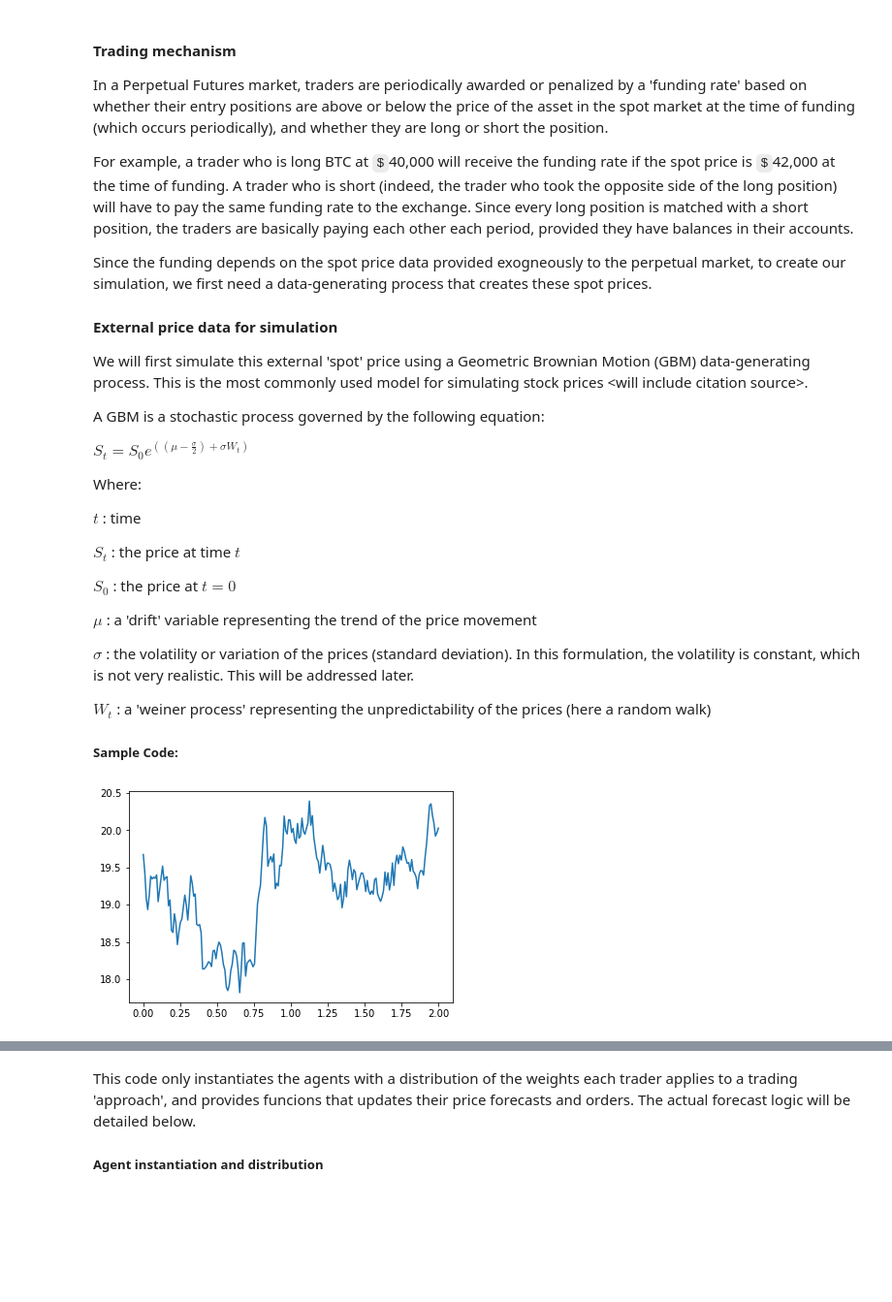
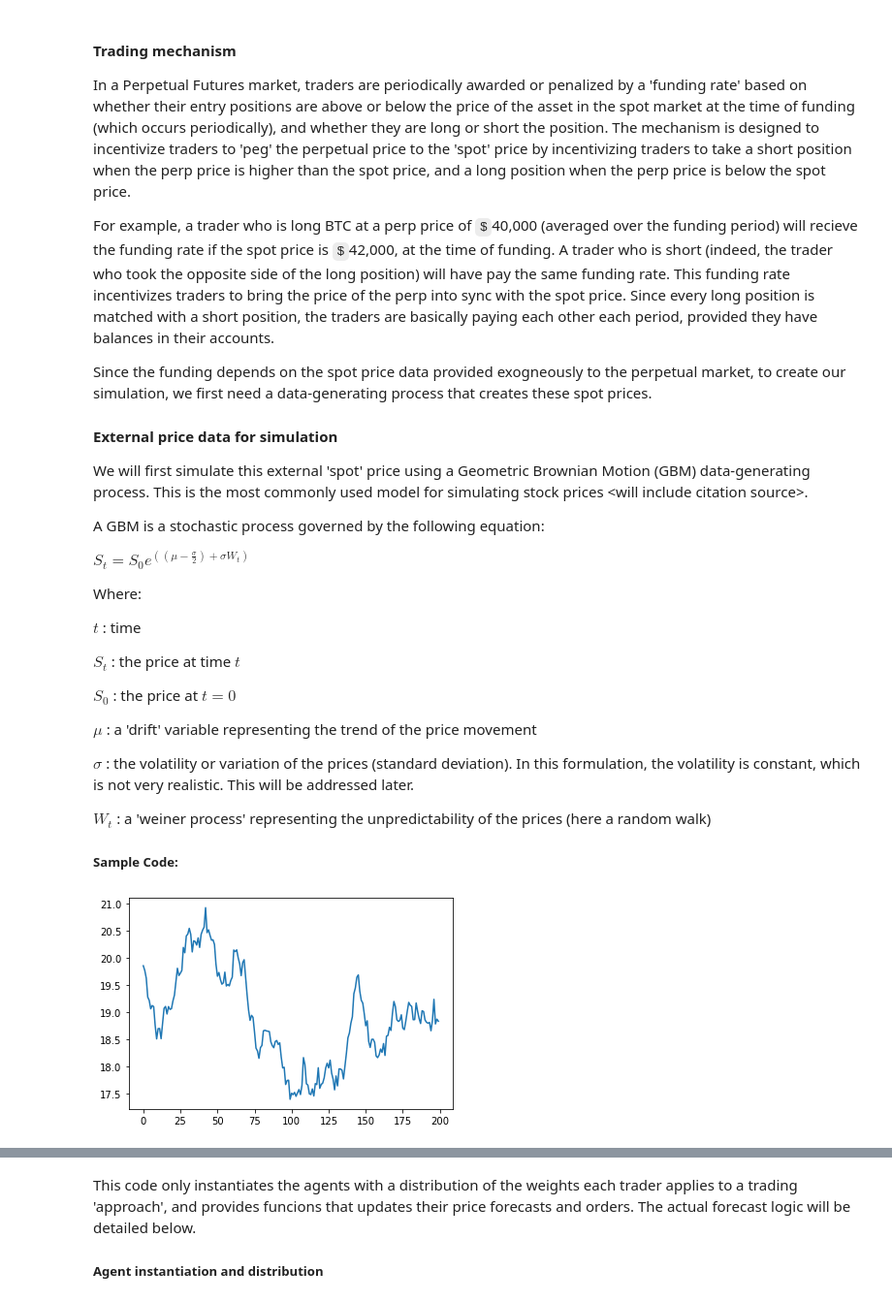
Before and after one commit to Ramshreyas/MinervaMDAThesis, a Jupyter notebook: Thesis.ipynb, the cells around one changed output, grey strips where cells are left out. Shown: that part at 97% size. Cells and saved outputs as stored; diff of their text form; code cells hidden in the pictures; blank space fills up the shorter version.

Commit message:
Starts simulation

```diff
--- a/Thesis.ipynb
+++ b/Thesis.ipynb
@@ -10,9 +11,9 @@ import statsmodels.tsa.stattools as stattools
 # %% [markdown]
 #### Trading mechanism
 
-In a Perpetual Futures market, traders are periodically awarded or penalized by a 'funding rate' based on whether their entry positions are above or below the price of the asset in the spot market at the time of funding (which occurs periodically), and whether they are long or short the position.
+In a Perpetual Futures market, traders are periodically awarded or penalized by a 'funding rate' based on whether their entry positions are above or below the price of the asset in the spot market at the time of funding (which occurs periodically), and whether they are long or short the position. The mechanism is designed to incentivize traders to 'peg' the perpetual price to the 'spot' price by incentivizing traders to take a short position when the perp price is higher than the spot price, and a long position when the perp price is below the spot price.
 
-For example, a trader who is long BTC at `$`40,000 will receive the funding rate if the spot price is `$`42,000 at the time of funding. A trader who is short (indeed, the trader who took the opposite side of the long position) will have to pay the same funding rate to the exchange. Since every long position is matched with a short position, the traders are basically paying each other each period, provided they have balances in their accounts.
+For example, a trader who is long BTC at a perp price of `$`40,000 (averaged over the funding period) will recieve the funding rate if the spot price is `$`42,000, at the time of funding. A trader who is short (indeed, the trader who took the opposite side of the long position) will have pay the same funding rate. This funding rate incentivizes traders to bring the price of the perp into sync with the spot price. Since every long position is matched with a short position, the traders are basically paying each other each period, provided they have balances in their accounts.
 
 Since the funding depends on the spot price data provided exogneously to the perpetual market, to create our simulation, we first need a data-generating process that creates these spot prices.
 
@@ -40,35 +41,30 @@ $W_t$ : a 'weiner process' representing the unpredictability of the prices (here
 
 ##### Sample Code:
 # %%
-# Time horizon over which the data will be generated. Can be understood as any period we so choose
-Time_horizon = 2
+def generateGBM(horizon, dt, mu, sigma, S0):
+    # Number of server ticks in horizon
+    N = round(horizon/dt)
 
-mu = 0.01
-sigma = 0.1
-S0 = 20
-# Time interval for each server tick
-dt = 0.01
+    # Generate the server ticks as a vector of length N, with interval dt (linspace splits T N times, starting at 0 here)
+    t = np.linspace(0, horizon, N)
 
-# Number of server ticks in given time period
-N = round(Time_horizon/dt)
+    # Generate weiner process
+    # Draw N values from normal distribution for increment/decrement at each server tick,
+    W = np.random.standard_normal(size = N)
+    # then sum them cumulatively and scale by sqrt of dt to get random walk
+    W = np.cumsum(W)*np.sqrt(dt)
 
-# Generate the server ticks as a vector of length N, with interval dt (linspace splits T N times, starting at 0 here)
-t = np.linspace(0, Time_horizon, N)
+    # Generate GBM using formula
+    return S0*np.exp((mu-0.5*sigma**2)*t + sigma*W)
 
-# Generate weiner process
-# Draw N values from normal distribution for increment/decrement at each server tick,
-W = np.random.standard_normal(size = N)
-# then sum them cumulatively and scale by sqrt of dt to get random walk
-W = np.cumsum(W)*np.sqrt(dt)
 
-# Generate GBM using formula
-S = S0*np.exp((mu-0.5*sigma**2)*t + sigma*W)
+S = generateGBM(2, 0.01, 0.01, 0.1, 20)
 
 # Plot
-plt.plot(t, S)
+plt.plot(S)
 plt.show()
 # %% [output]
-[figure, old version]
+[figure, new version]
 # %% [markdown]
 #### Agents
 
```
Also changed, not shown: parts of 9 cells of this notebook.
